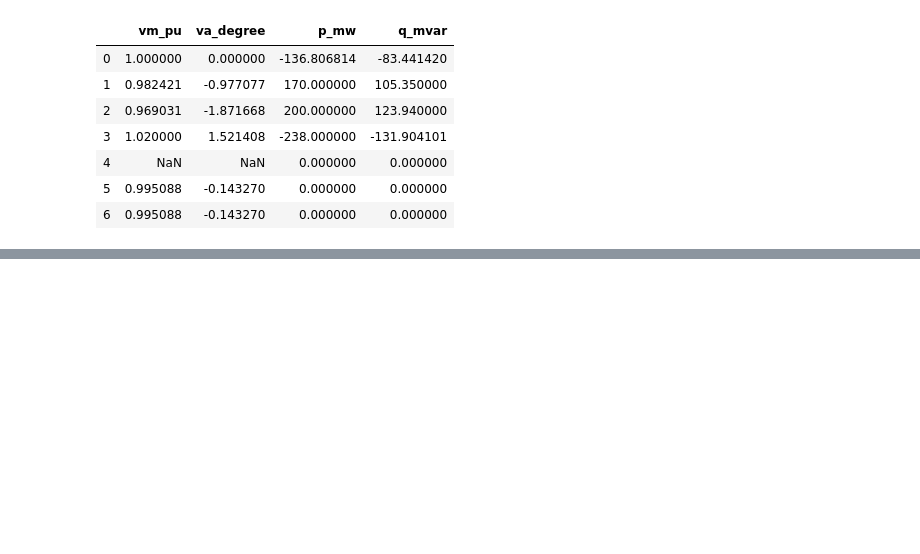
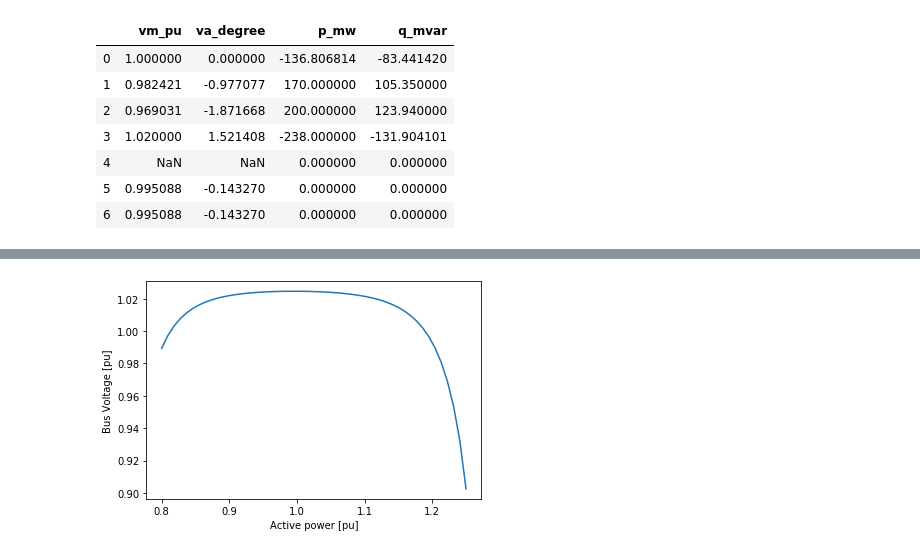
Before and after one commit to thediavel/RL-ThesisProject-ABB, a Jupyter notebook: TestNetwork1_v2.ipynb, the cells around one changed output, grey strips where cells are left out. Saved outputs shown, nothing was run; the diff lists cells and outputs as text; code cells hidden in the pictures; blank space fills up the shorter version.

```diff
--- a/TestNetwork1_v2.ipynb
+++ b/TestNetwork1_v2.ipynb
@@ -52,19 +79,20 @@ sgen = pp.create_sgen(net, 3, p_mw=sgen_nom_p_mw, q_mvar=sgen_nom_q_mvar, name='
 # %%
 ##Function for transition from reference power to reactance of "TCSC"
-def K_x_comp_pu(vs_pu, vr_pu, x_line_pu, delta_deg, p_ref_pu):
-    k_x_comp = ((v_s_pu * v_r_pu * math.sin(math.radians(delta_deg))) / (p_ref_pu* x_line_pu)) - 1
+def K_x_comp_pu(net, x_line_pu, p_ref_pu):
+    v_s_pu = net.res_bus.vm_pu[3]
+    v_r_pu = net.res_bus.vm_pu[2]
+    delta_deg = net.res_bus.va_degree[3] - net.res_bus.va_degree[2]
+    k_x_comp = ((v_s_pu * v_r_pu * math.sin(math.radians(delta_deg))) / (p_ref_pu* x_line_ohm)) - 1
     return k_x_comp
 
+p_ref_pu = 1
 S_base = 100e6
 V_base = 230e3
 x_base = pow(V_base,2) / S_base
-v_s_pu = net.res_bus.vm_pu[3]
-v_r_pu = net.res_bus.vm_pu[2]
-x_line_pu = net.line.x_ohm_per_km[3] / x_base # Can take one since this line is divivded into
+x_line_ohm = net.line.x_ohm_per_km[3]
+x_line_pu = x_line_ohm / x_base # Can take one since this line is divivded into
                                               # 2 identical lines with length 0.5 km
-delta_deg = net.res_bus.va_degree[3] - net.res_bus.va_degree[2]
-p_ref_pu = 1
-k_x_comp_pu = K_x_comp_pu(v_s_pu, v_r_pu, x_line_pu, delta_deg, p_ref_pu)
-print([v_s_pu, v_r_pu, x_line_pu, delta_deg, p_ref_pu])
+k_x_comp_pu = K_x_comp_pu(net, x_line_pu, p_ref_pu)
+print([v_s_pu, v_r_pu, x_line_ohm, delta_deg, p_ref_pu])
 print(k_x_comp_pu)
 # %% [output]
@@ -138,9 +144,4 @@ net.res_line
-# %%
-########Some Settings
-# Load scaling
-l_scaling = 1
-l_ind = 1
-l_p_mw = net.load.p_mw[l_ind]
-l_q_mvar = net.load.q_mvar[l_ind]
-net.load.p_mw[l_ind] = l_p_mw*l_scaling
-net.load.q_mvar[l_ind] = l_q_mvar*l_scaling
+# %%
+NoseCurve2 = NoseCurve(0.8,1.25,1, net)
+# %% [output]
+[figure, added]
```
Also changed, not shown: parts of 14 cells of this notebook.
